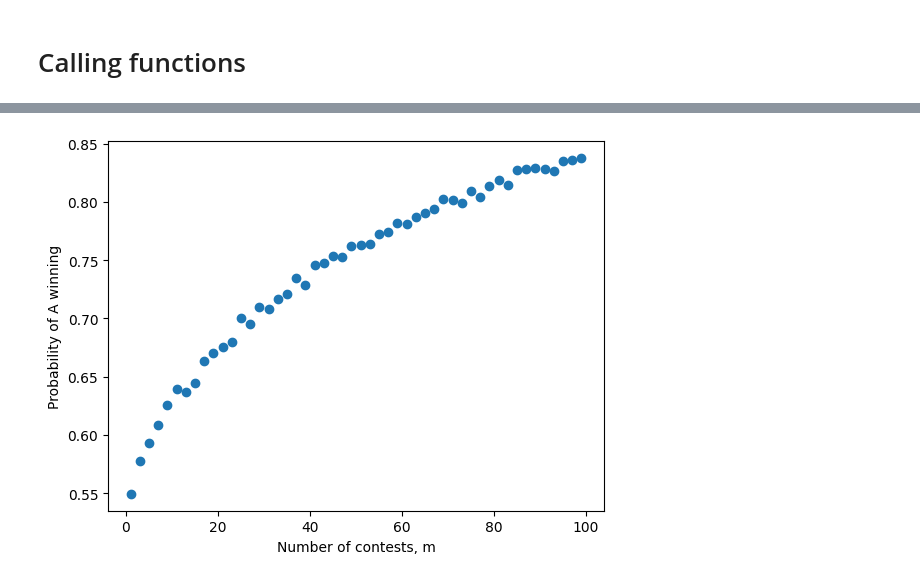
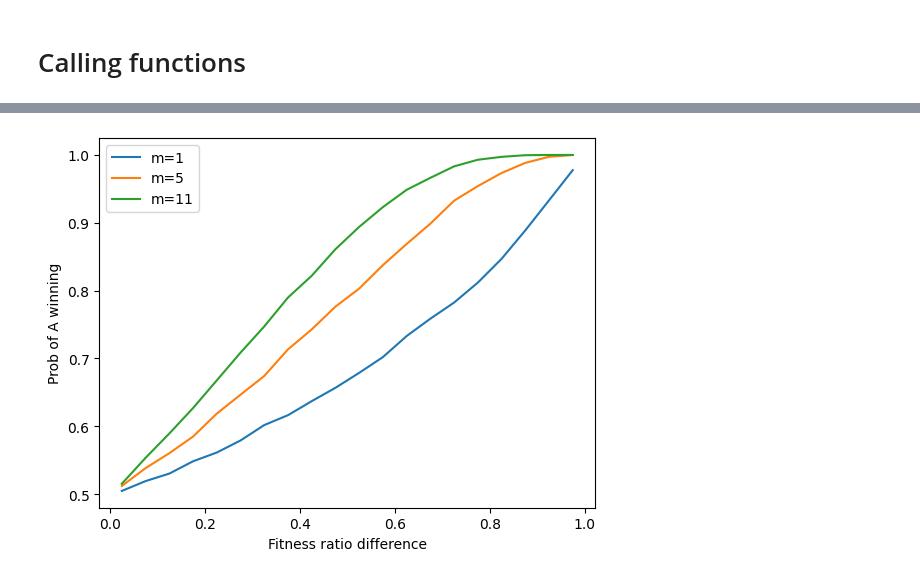
Before and after one commit to OrangeJack-et/multi_contest_sim, a Jupyter notebook: Experiments.ipynb, the cells around one changed output, grey strips where cells are left out. Cells and saved outputs as stored; diff of their text form; code cells hidden in the pictures.

```diff
--- a/Experiments.ipynb
+++ b/Experiments.ipynb
@@ -17,8 +24,16 @@ plt.show()
-# %%
-y, x = Population.Plot_prob_against_m(500, 10000, 0.2)
-plt.scatter(x, y)
-plt.xlabel('Number of contests, m')
-plt.ylabel('Probability of A winning')
-plt.show()
-# %% [output]
-[figure, removed]
+# %%
+num_trials = 1000000
+error = 0
+# Plot_prob_against_wdiff: (pop_size, num_trials, rep_contests, error)
+centre_bin1, prob_bin_list1 = Population.Plot_prob_against_wdiff(500, num_trials, 1, error)
+centre_bin2, prob_bin_list2 = Population.Plot_prob_against_wdiff(500, num_trials, 5, error)
+centre_bin3, prob_bin_list3 = Population.Plot_prob_against_wdiff(500, num_trials, 11, error)
+plt.plot(centre_bin1, prob_bin_list1, label='m=1')
+plt.plot(centre_bin2, prob_bin_list2, label='m=5')
+plt.plot(centre_bin3, prob_bin_list3, label='m=11')
+plt.xlabel('Fitness ratio difference')
+plt.ylabel('Prob of A winning')
+plt.legend()
+plt.show()
+# %% [output]
+[figure, added]
```
Also changed, not shown: parts of 12 cells of this notebook, 1 other file.
